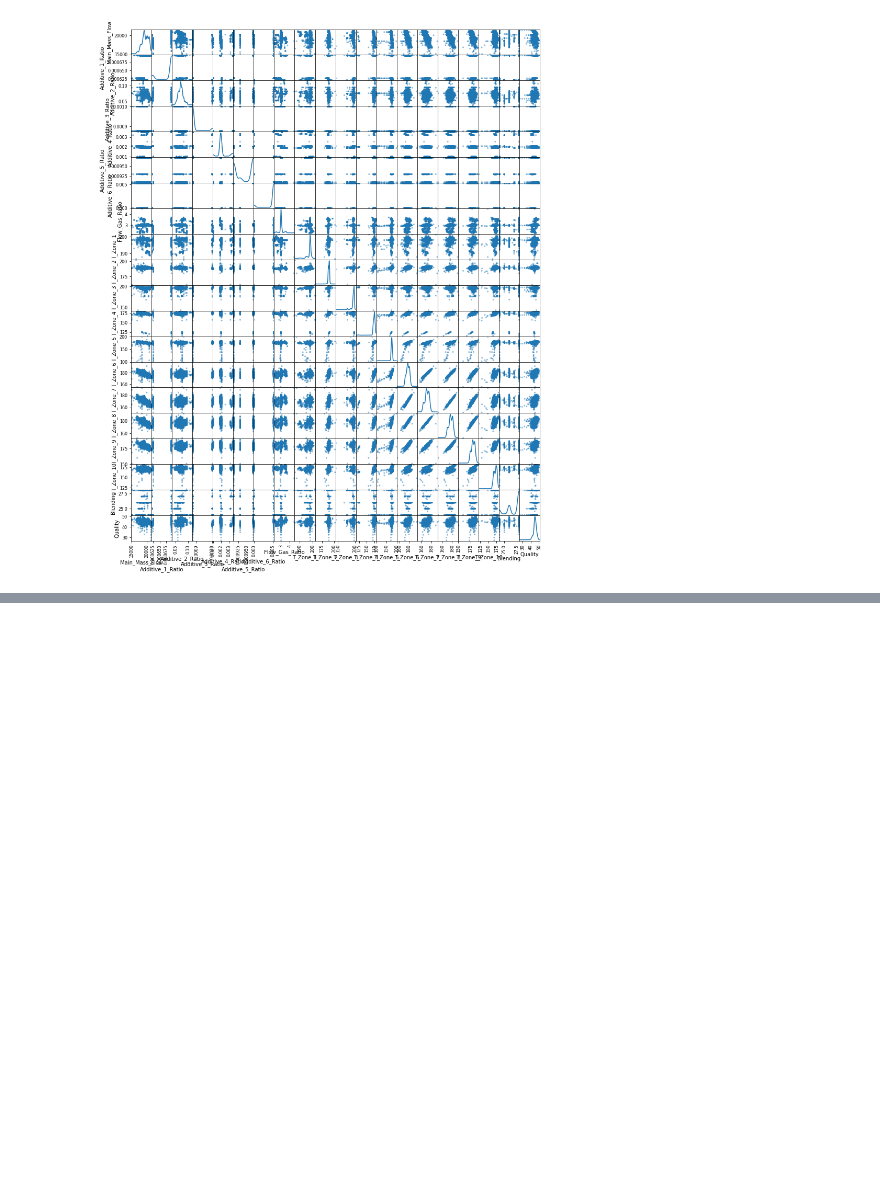
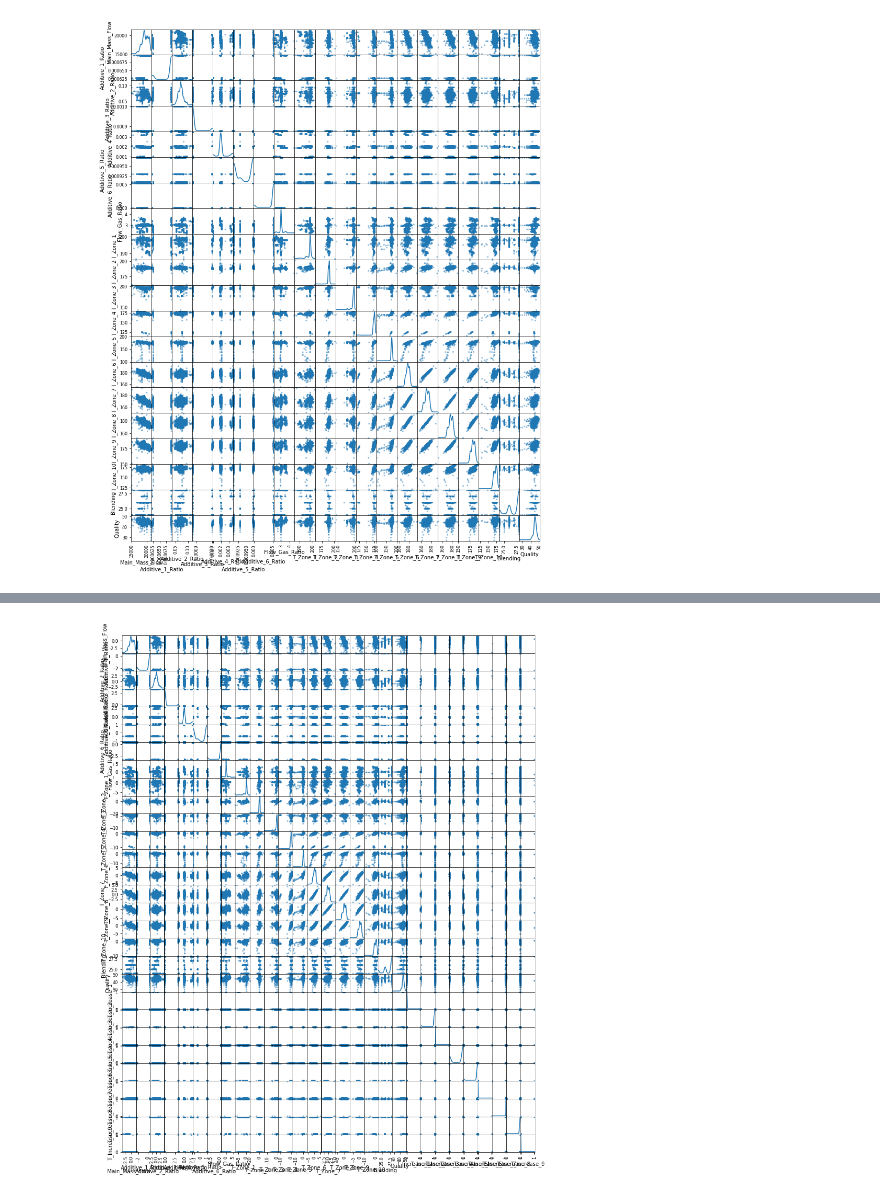
Before and after one commit to boudrejp/w207_supplemental, a Jupyter notebook: final/John Exploratory.ipynb, the cells around one changed output, grey strips where cells are left out. Saved outputs shown, nothing was run; the diff lists cells and outputs as text; code cells hidden in the pictures; blank space fills up the shorter version.

```diff
--- a/final/John Exploratory.ipynb
+++ b/final/John Exploratory.ipynb
@@ -395,0 +397,8 @@ So now let's think about what features we might want to engineer. A few things I
+# %%
+# procedure for generating cols for binary temperature increase
+for i in range(1,10):
+    new_colname = "T_Increase_" + str(i)
+    colname_i = "T_Zone_" + str(i)
+    colname_inext = "T_Zone_" + str(i+1)
+    vals = (data[colname_i] <= data[colname_inext]).astype(int)
+    data[new_colname] = vals
@@ -395,0 +441,9 @@ So now let's think about what features we might want to engineer. A few things I
+# %%
+from sklearn.preprocessing import StandardScaler
+# scale all the non-binary features
+scaled_colnames = data.columns[0:18]
+scaled_features = data.copy()
+features = scaled_features[scaled_colnames]
+scaler = StandardScaler().fit(features.values)
+features = scaler.transform(features.values)
+scaled_features[scaled_colnames] = features
@@ -395,0 +470,4 @@ So now let's think about what features we might want to engineer. A few things I
+# %%
+grr = pd.plotting.scatter_matrix(scaled_features, figsize = (14,18), diagonal = 'kde')
+# %% [output]
+[figure, added]
```
Also changed, not shown: parts of 6 cells of this notebook.
